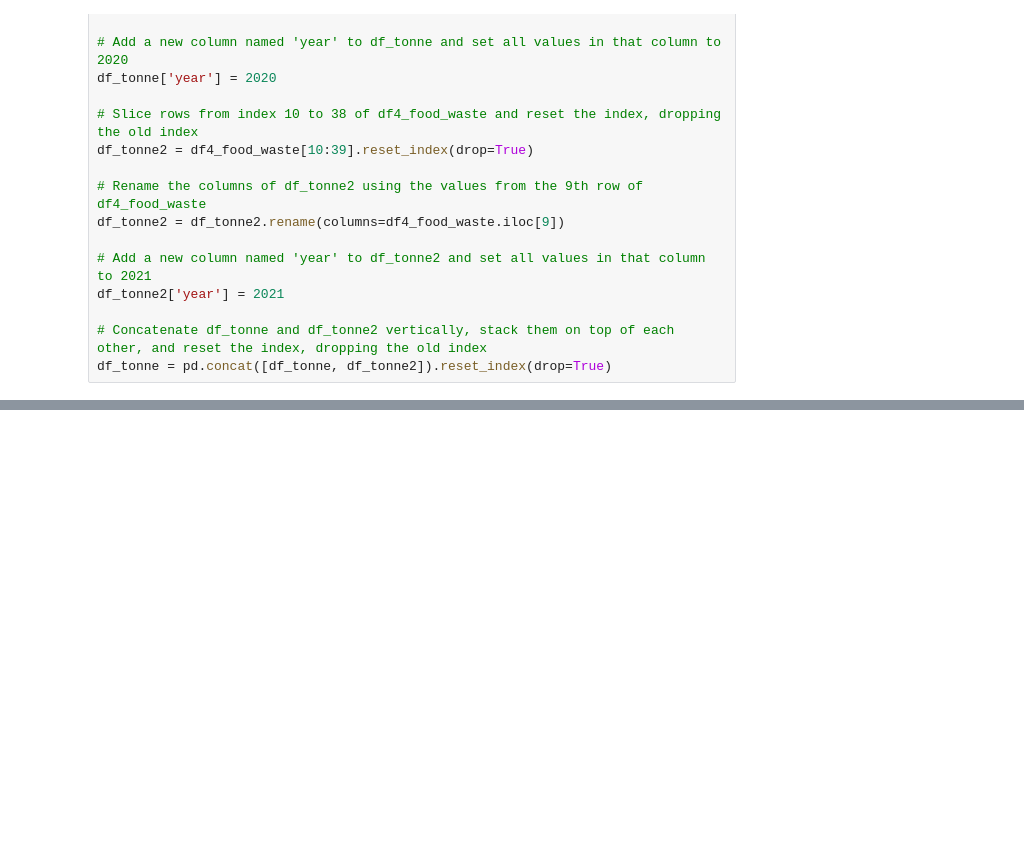
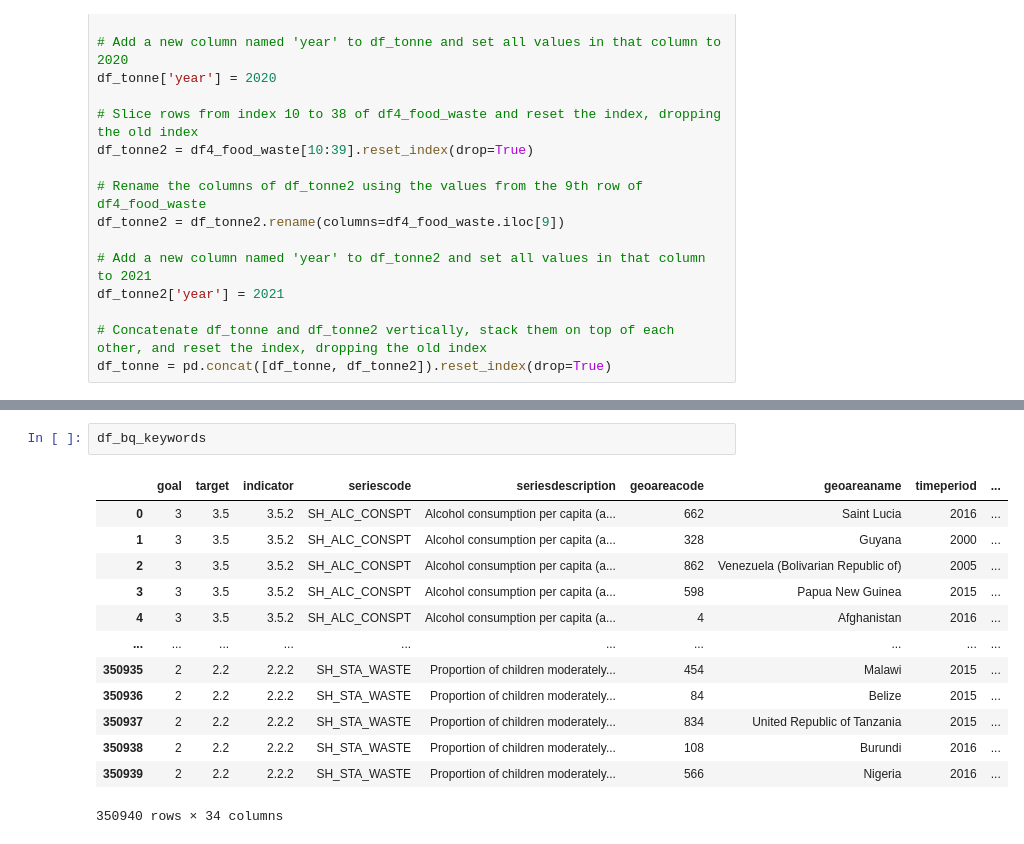
Before and after one commit to krantagat/food_waste_project, a Jupyter notebook: py_notebook/df_wastestat.ipynb, the cells around one changed output, grey strips where cells are left out. Drawn from its saved outputs; the diff is of its cells as text; blank space fills up the shorter version.

```diff
--- a/py_notebook/df_wastestat.ipynb
+++ b/py_notebook/df_wastestat.ipynb
@@ -102,0 +122,16 @@ df_tonne = pd.concat([df_tonne, df_tonne2]).reset_index(drop=True)
+# %%
+df_bq_keywords
+# %% [output]
+|  | goal | target | indicator | seriescode | seriesdescription | geoareacode | geoareaname | timeperiod | ... |
+| 0 | 3 | 3.5 | 3.5.2 | SH_ALC_CONSPT | Alcohol consumption per capita (a... | 662 | Saint Lucia | 2016 | ... |
+| 1 | 3 | 3.5 | 3.5.2 | SH_ALC_CONSPT | Alcohol consumption per capita (a... | 328 | Guyana | 2000 | ... |
+| 2 | 3 | 3.5 | 3.5.2 | SH_ALC_CONSPT | Alcohol consumption per capita (a... | 862 | Venezuela (Bolivarian Republic of) | 2005 | ... |
+| 3 | 3 | 3.5 | 3.5.2 | SH_ALC_CONSPT | Alcohol consumption per capita (a... | 598 | Papua New Guinea | 2015 | ... |
+| 4 | 3 | 3.5 | 3.5.2 | SH_ALC_CONSPT | Alcohol consumption per capita (a... | 4 | Afghanistan | 2016 | ... |
+| ... | ... | ... | ... | ... | ... | ... | ... | ... | ... |
+| 350935 | 2 | 2.2 | 2.2.2 | SH_STA_WASTE | Proportion of children moderately... | 454 | Malawi | 2015 | ... |
+| 350936 | 2 | 2.2 | 2.2.2 | SH_STA_WASTE | Proportion of children moderately... | 84 | Belize | 2015 | ... |
+| 350937 | 2 | 2.2 | 2.2.2 | SH_STA_WASTE | Proportion of children moderately... | 834 | United Republic of Tanzania | 2015 | ... |
+| 350938 | 2 | 2.2 | 2.2.2 | SH_STA_WASTE | Proportion of children moderately... | 108 | Burundi | 2016 | ... |
+| 350939 | 2 | 2.2 | 2.2.2 | SH_STA_WASTE | Proportion of children moderately... | 566 | Nigeria | 2016 | ... |
+350940 rows × 34 columns
```
Also changed, not shown: parts of 5 cells of this notebook, 4 other files.
